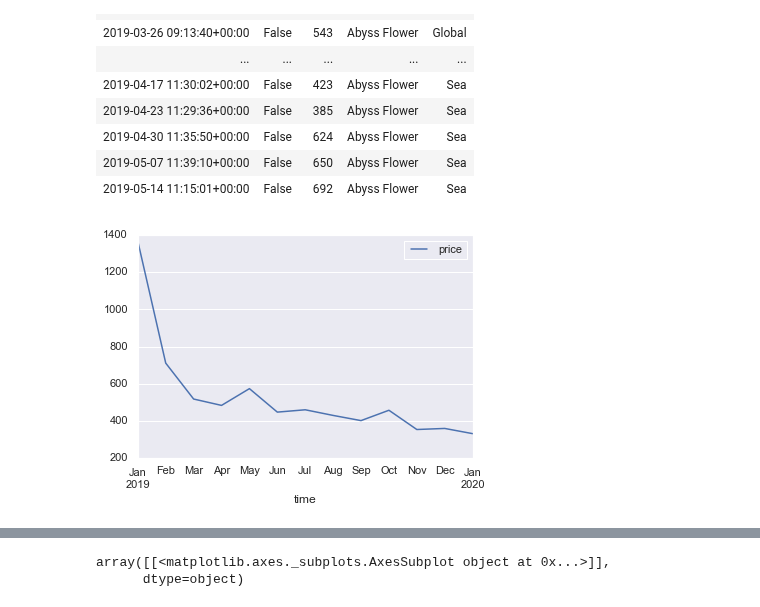
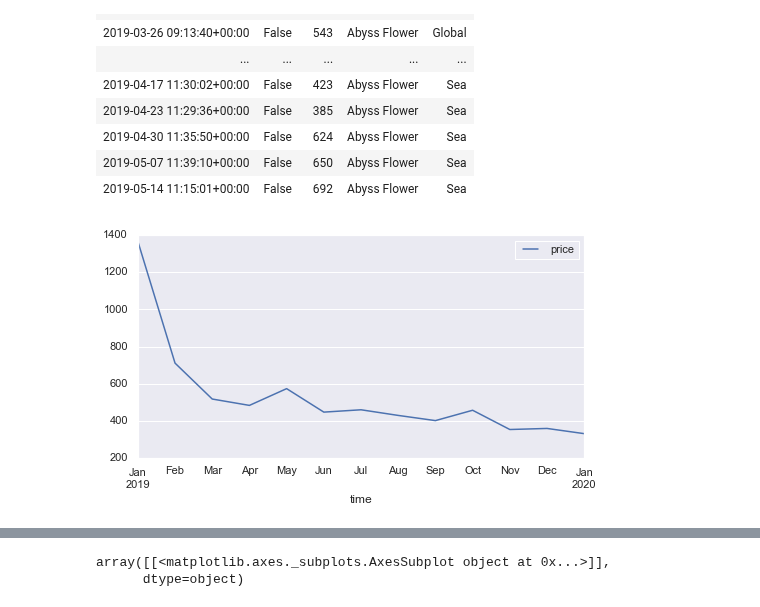
Before and after one commit to algakovic/ROMobile-MarketPrice-Timeseries-Analysis, a Jupyter notebook: SandboxROMExchangeAPI.ipynb, the cells around one changed output, grey strips where cells are left out. Drawn from its saved outputs; the diff is of its cells as text; code cells hidden in the pictures.

Commit message:
add bar box and line plots of monthly price grouping with appropriate figure size

```diff
--- a/SandboxROMExchangeAPI.ipynb
+++ b/SandboxROMExchangeAPI.ipynb
@@ -293,6 +293,6 @@ df1['2019-01-23':'2019-05-20']
 # %%
 # Group by time: return average price of grouped monthly data
 monthly_means = df1.resample('M').agg({'price':'mean'})
-monthly_means.plot();
+monthly_means.plot(kind='line', figsize=(8,4));
 # %% [output]
-[figure, old version]
+[figure, new version]
```
Also changed, not shown: parts of 2 cells of this notebook.
